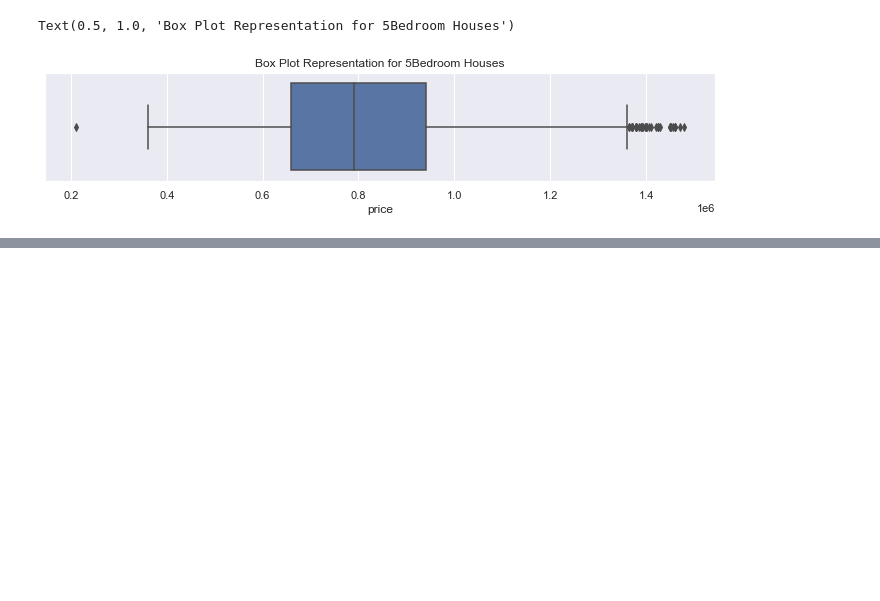
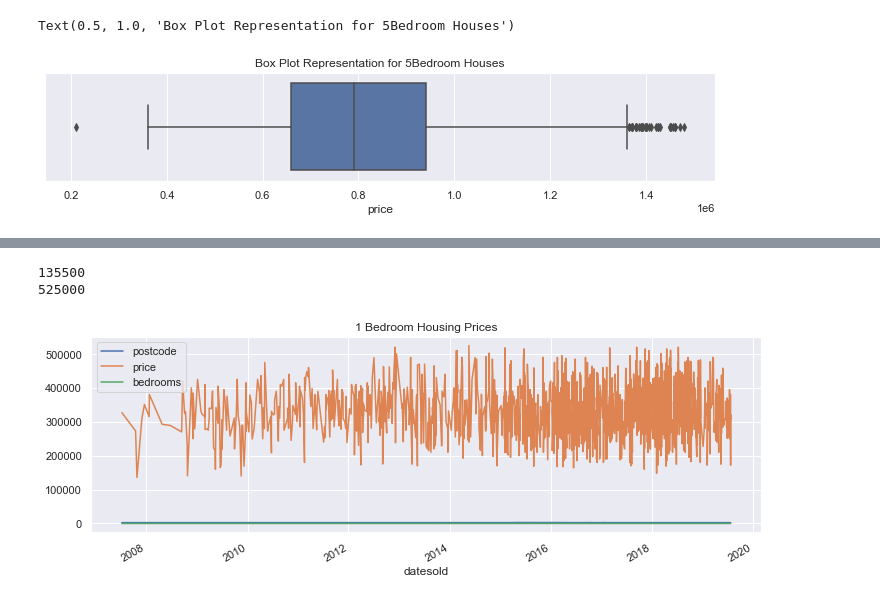
Before and after one commit to ttuncay/LSE-M2-W6-PA, a Jupyter notebook: 6.1.6 Practical activity Preparing quantitative data.ipynb, the cells around one changed output, grey strips where cells are left out. Saved outputs shown, nothing was run; the diff lists cells and outputs as text; code cells hidden in the pictures; blank space fills up the shorter version.

```diff
--- a/6.1.6 Practical activity Preparing quantitative data.ipynb
+++ b/6.1.6 Practical activity Preparing quantitative data.ipynb
@@ -325,0 +333,17 @@ Text(0.5, 1.0, 'Box Plot Representation for 5Bedroom Houses')
+# %%
+# Find the minimum and maximum prices for one-bedroom homes.
+print(h1b_non_outlier['price'].min())
+print(h1b_non_outlier['price'].max())
+# %% [output]
+135500
+525000
+# %%
+# Plot the one-bedroom houses’ time-series data.
+h1b_non_outlier.plot(figsize=(12, 4))
+
+# Specify the legend and title of the plot.
+plt.legend(loc='best')
+plt.title('1 Bedroom Housing Prices')
+plt.show(block=False);
+# %% [output]
+[figure, added]
```
Also changed, not shown: parts of 18 cells of this notebook.
